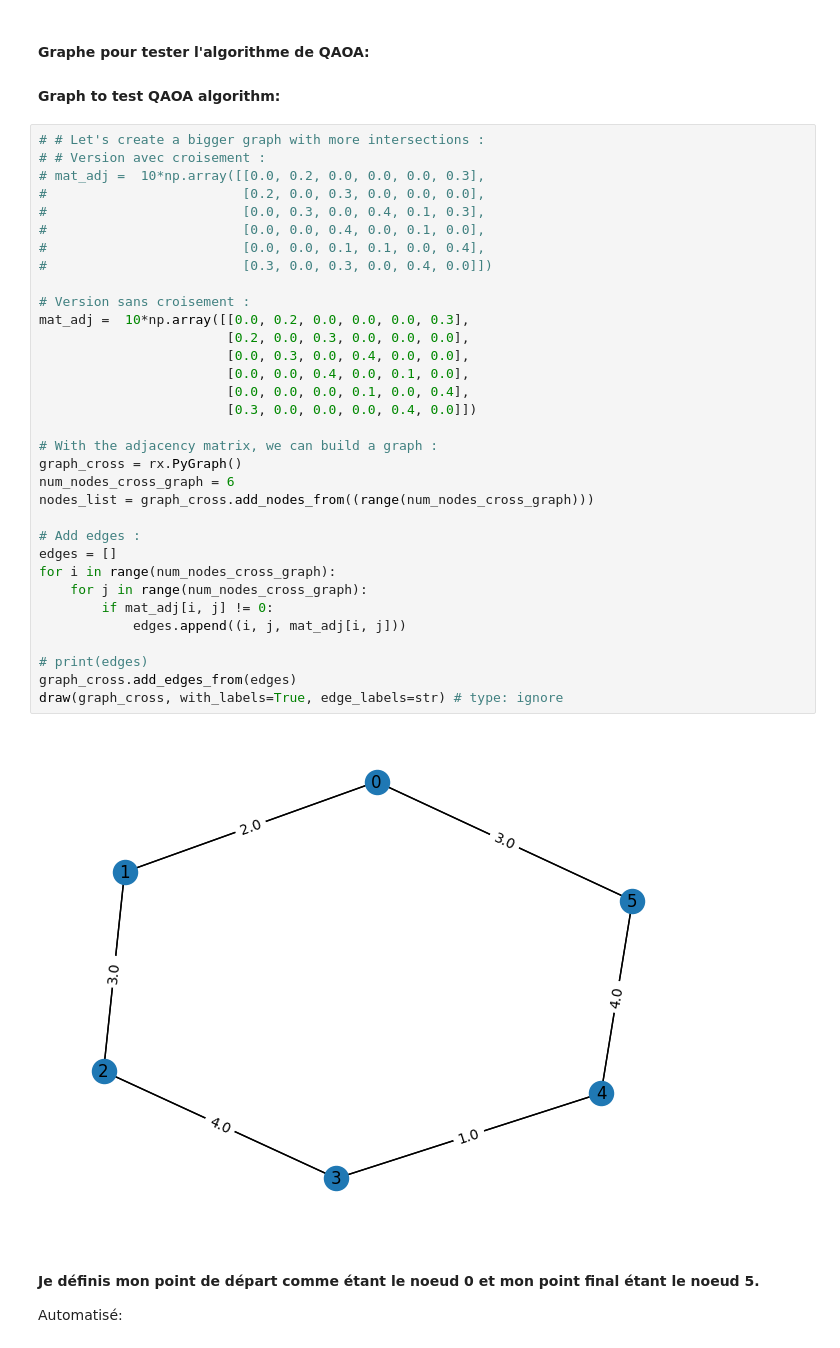
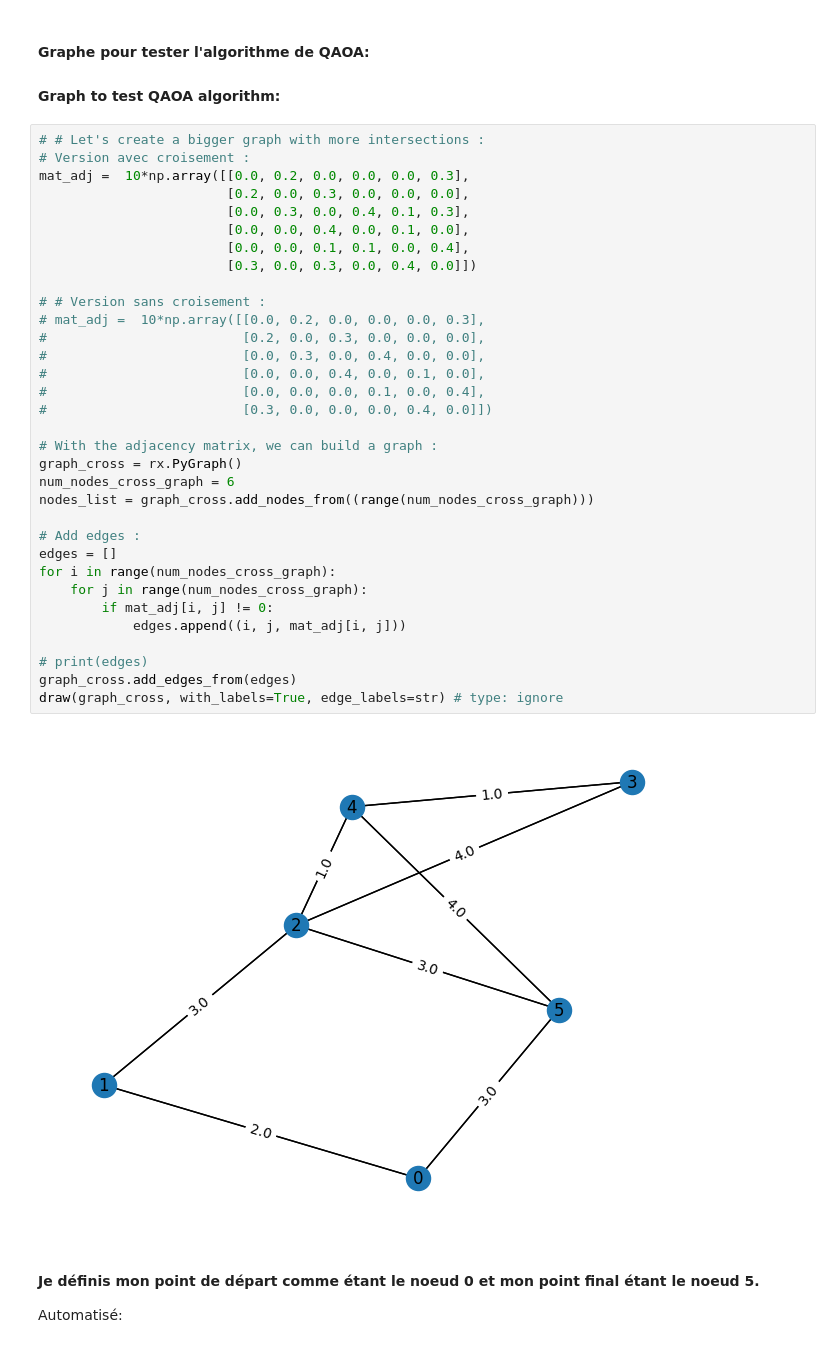
Before and after one commit to harshana20011/quactography, a Jupyter notebook: scripts/first_step_H_test.ipynb, the cells around one changed output. Cells and saved outputs as stored; diff of their text form.

```diff
--- a/scripts/first_step_H_test.ipynb
+++ b/scripts/first_step_H_test.ipynb
@@ -83,39 +83,39 @@ import networkx as nx
 #### Graph to test QAOA algorithm:
 # %%
 # # Let's create a bigger graph with more intersections :
-# # Version avec croisement :
+# Version avec croisement :
+mat_adj =  10*np.array([[0.0, 0.2, 0.0, 0.0, 0.0, 0.3],
+                        [0.2, 0.0, 0.3, 0.0, 0.0, 0.0],
+                        [0.0, 0.3, 0.0, 0.4, 0.1, 0.3],
+                        [0.0, 0.0, 0.4, 0.0, 0.1, 0.0],
+                        [0.0, 0.0, 0.1, 0.1, 0.0, 0.4],
+                        [0.3, 0.0, 0.3, 0.0, 0.4, 0.0]])
+
+# # Version sans croisement :
 # mat_adj =  10*np.array([[0.0, 0.2, 0.0, 0.0, 0.0, 0.3],
 #                         [0.2, 0.0, 0.3, 0.0, 0.0, 0.0],
-#                         [0.0, 0.3, 0.0, 0.4, 0.1, 0.3],
+#                         [0.0, 0.3, 0.0, 0.4, 0.0, 0.0],
 #                         [0.0, 0.0, 0.4, 0.0, 0.1, 0.0],
-#                         [0.0, 0.0, 0.1, 0.1, 0.0, 0.4],
-#                         [0.3, 0.0, 0.3, 0.0, 0.4, 0.0]])
-
-# Version sans croisement :
-mat_adj =  10*np.array([[0.0, 0.2, 0.0, 0.0, 0.0, 0.3],
-                        [0.2, 0.0, 0.3, 0.0, 0.0, 0.0],
-                        [0.0, 0.3, 0.0, 0.4, 0.0, 0.0],
-                        [0.0, 0.0, 0.4, 0.0, 0.1, 0.0],
-                        [0.0, 0.0, 0.0, 0.1, 0.0, 0.4],
-                        [0.3, 0.0, 0.0, 0.0, 0.4, 0.0]])
+#                         [0.0, 0.0, 0.0, 0.1, 0.0, 0.4],
+#                         [0.3, 0.0, 0.0, 0.0, 0.4, 0.0]])
 
 # With the adjacency matrix, we can build a graph :
 graph_cross = rx.PyGraph()
 num_nodes_cross_graph = 6
 nodes_list = graph_cross.add_nodes_from((range(num_nodes_cross_graph)))
 
 # Add edges :
 edges = []
 for i in range(num_nodes_cross_graph):
     for j in range(num_nodes_cross_graph):
         if mat_adj[i, j] != 0:
             edges.append((i, j, mat_adj[i, j]))
 
 # print(edges)
 graph_cross.add_edges_from(edges)
 draw(graph_cross, with_labels=True, edge_labels=str) # type: ignore
 # %% [output]
-[figure, old version]
+[figure, new version]
 # %% [markdown]
 #### Je définis mon point de départ comme étant le noeud 0 et mon point final étant le noeud 5.
 
```
Also changed, not shown: parts of 14 cells of this notebook.
